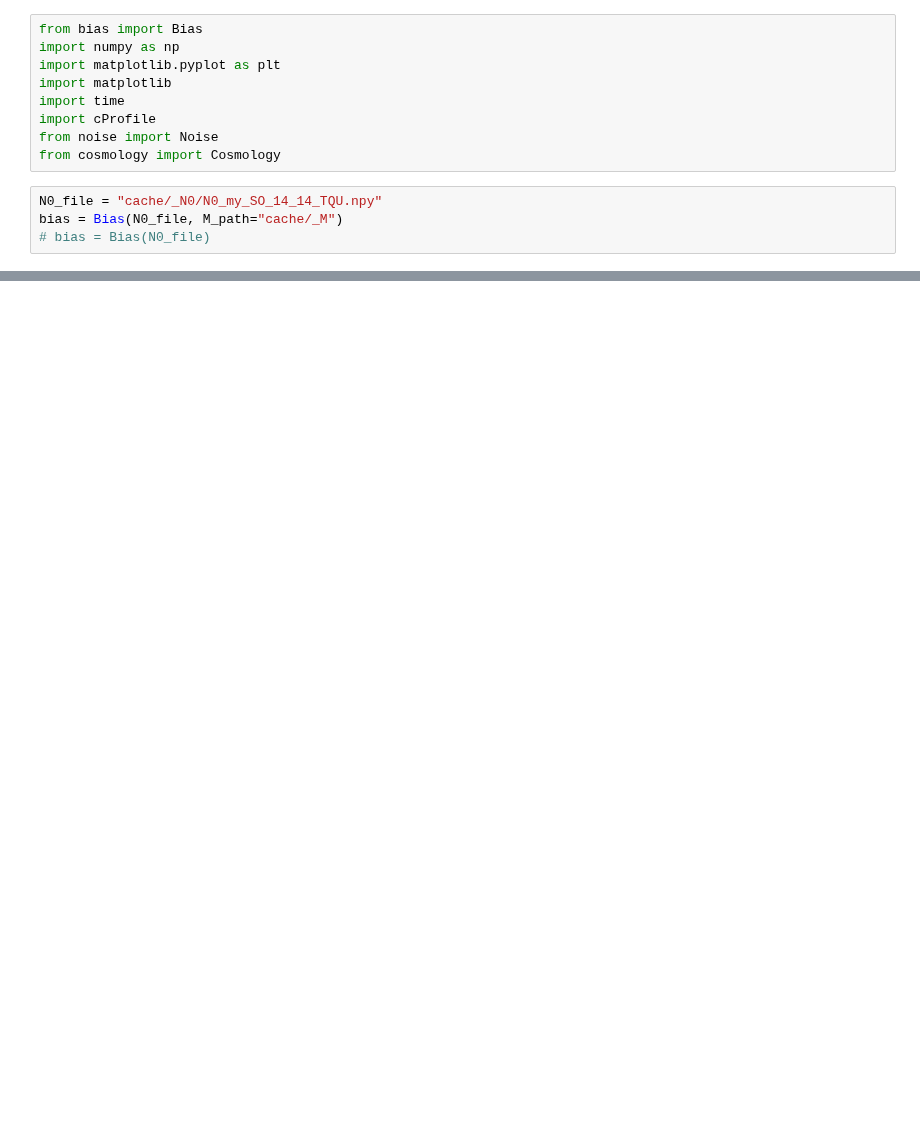
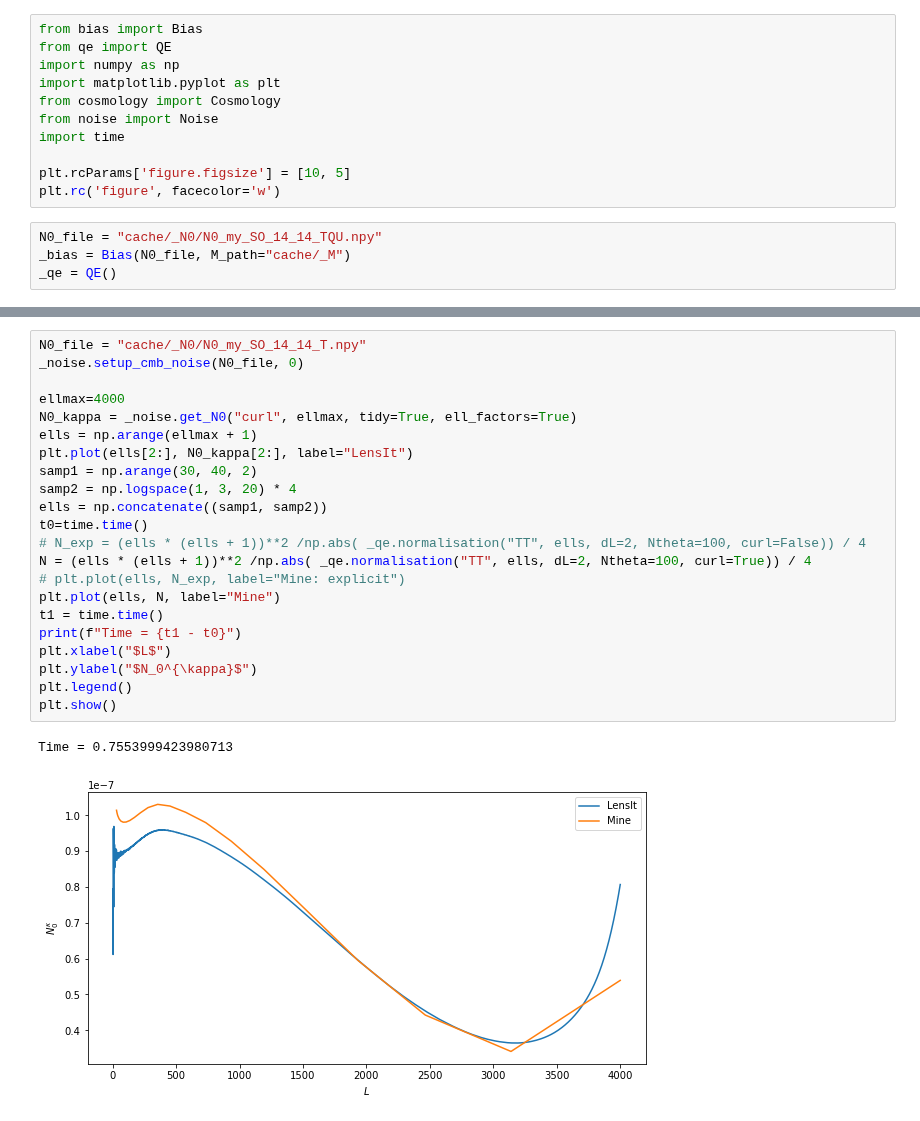
Before and after one commit to mfrobertson/omegaQE, a Jupyter notebook: kkomega/bias.ipynb, the cells around one changed output, grey strips where cells are left out. Cells and saved outputs as stored; diff of their text form; blank space fills up the shorter version.

```diff
--- a/kkomega/bias.ipynb
+++ b/kkomega/bias.ipynb
@@ -1,15 +1,17 @@
 # %%
 from bias import Bias
+from qe import QE
 import numpy as np
 import matplotlib.pyplot as plt
-import matplotlib
+from cosmology import Cosmology
+from noise import Noise
 import time
-import cProfile
-from noise import Noise
-from cosmology import Cosmology
+
+plt.rcParams['figure.figsize'] = [10, 5]
+plt.rc('figure', facecolor='w')
 # %%
 N0_file = "cache/_N0/N0_my_SO_14_14_TQU.npy"
-bias = Bias(N0_file, M_path="cache/_M")
-# bias = Bias(N0_file)
+_bias = Bias(N0_file, M_path="cache/_M")
+_qe = QE()
 # %% [output]
 Matrix([[TT, TE, TB], [ET, EE, EB], [BT, BE, BB]])
@@ -502,0 +56,25 @@ plt.show()
+# %%
+N0_file = "cache/_N0/N0_my_SO_14_14_T.npy"
+_noise.setup_cmb_noise(N0_file, 0)
+
+ellmax=4000
+N0_kappa = _noise.get_N0("curl", ellmax, tidy=True, ell_factors=True)
+ells = np.arange(ellmax + 1)
+plt.plot(ells[2:], N0_kappa[2:], label="LensIt")
+samp1 = np.arange(30, 40, 2)
+samp2 = np.logspace(1, 3, 20) * 4
+ells = np.concatenate((samp1, samp2))
+t0=time.time()
+# N_exp = (ells * (ells + 1))**2 /np.abs( _qe.normalisation("TT", ells, dL=2, Ntheta=100, curl=False)) / 4
+N = (ells * (ells + 1))**2 /np.abs( _qe.normalisation("TT", ells, dL=2, Ntheta=100, curl=True)) / 4
+# plt.plot(ells, N_exp, label="Mine: explicit")
+plt.plot(ells, N, label="Mine")
+t1 = time.time()
+print(f"Time = {t1 - t0}")
+plt.xlabel("$L$")
+plt.ylabel("$N_0^{\kappa}$")
+plt.legend()
+plt.show()
+# %% [output]
+Time = 0.7553999423980713
+[figure, added]
```
Also changed, not shown: parts of 41 cells of this notebook, 5 other files.
